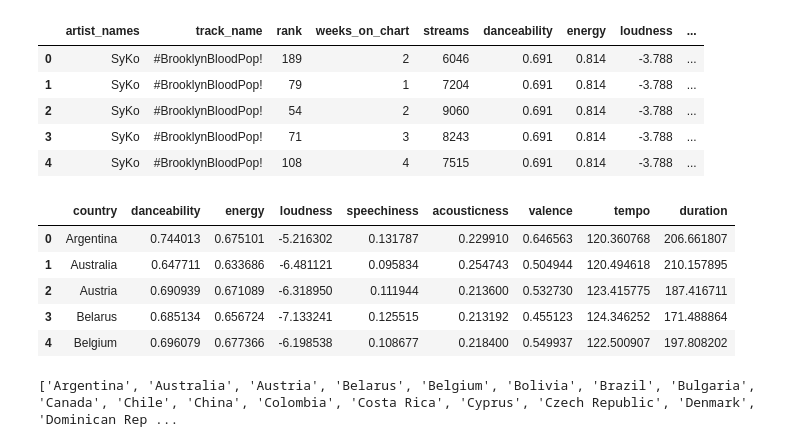
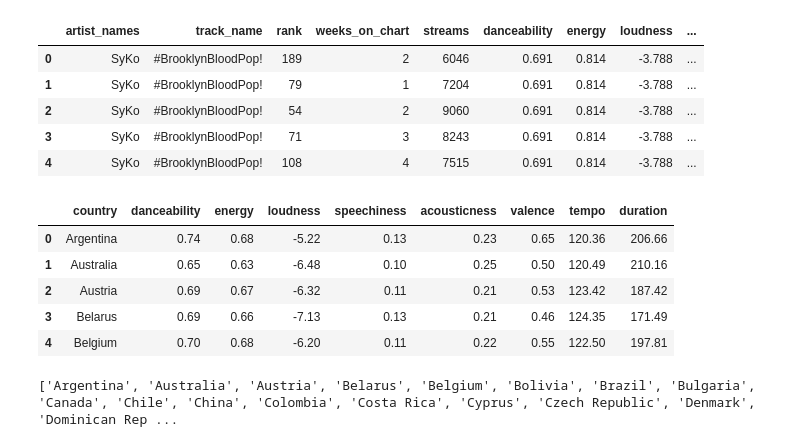
Before and after one commit to cmbutler83/SongAttributesVSPopularity, a Jupyter notebook: Df_creation_for_tables.ipynb, the cells around one changed output. Drawn from its saved outputs; the diff is of its cells as text; code cells hidden in the pictures.

Commit message:
changed to uppercase and fixed number rounding

```diff
--- a/Df_creation_for_tables.ipynb
+++ b/Df_creation_for_tables.ipynb
@@ -22,16 +22,16 @@ music_df = music_df.replace(to_replace="Hong Kong",
 countries_data = music_df.groupby(music_df['country'])['danceability', 'energy','loudness',
        'speechiness', 'acousticness','valence', 'tempo', 'duration'].mean()
 # %%
-countries_attrib_df = pd.DataFrame(countries_data).sort_values(['country'])
+countries_attrib_df = pd.DataFrame(countries_data).sort_values(['country']).round(2)
 countries_attrib_df = countries_attrib_df.reset_index()
 countries_attrib_df.head(5)
 # %% [output]
 |  | country | danceability | energy | loudness | speechiness | acousticness | valence | tempo | duration |
-| 0 | Argentina | 0.744013 | 0.675101 | -5.216302 | 0.131787 | 0.229910 | 0.646563 | 120.360768 | 206.661807 |
-| 1 | Australia | 0.647711 | 0.633686 | -6.481121 | 0.095834 | 0.254743 | 0.504944 | 120.494618 | 210.157895 |
-| 2 | Austria | 0.690939 | 0.671089 | -6.318950 | 0.111944 | 0.213600 | 0.532730 | 123.415775 | 187.416711 |
-| 3 | Belarus | 0.685134 | 0.656724 | -7.133241 | 0.125515 | 0.213192 | 0.455123 | 124.346252 | 171.488864 |
-| 4 | Belgium | 0.696079 | 0.677366 | -6.198538 | 0.108677 | 0.218400 | 0.549937 | 122.500907 | 197.808202 |
+| 0 | Argentina | 0.74 | 0.68 | -5.22 | 0.13 | 0.23 | 0.65 | 120.36 | 206.66 |
+| 1 | Australia | 0.65 | 0.63 | -6.48 | 0.10 | 0.25 | 0.50 | 120.49 | 210.16 |
+| 2 | Austria | 0.69 | 0.67 | -6.32 | 0.11 | 0.21 | 0.53 | 123.42 | 187.42 |
+| 3 | Belarus | 0.69 | 0.66 | -7.13 | 0.13 | 0.21 | 0.46 | 124.35 | 171.49 |
+| 4 | Belgium | 0.70 | 0.68 | -6.20 | 0.11 | 0.22 | 0.55 | 122.50 | 197.81 |
 # %%
 countries = []
 countries = [column for column in countries_attrib_df['country']]
```
Also changed, not shown: parts of 5 cells of this notebook.
